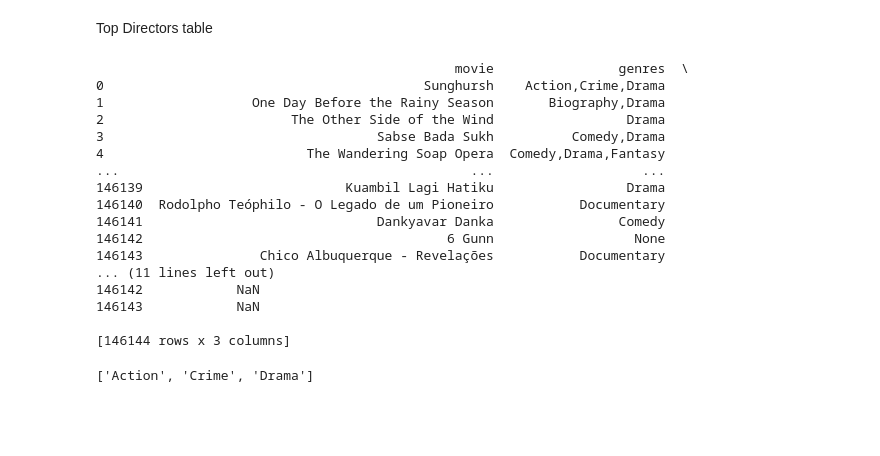
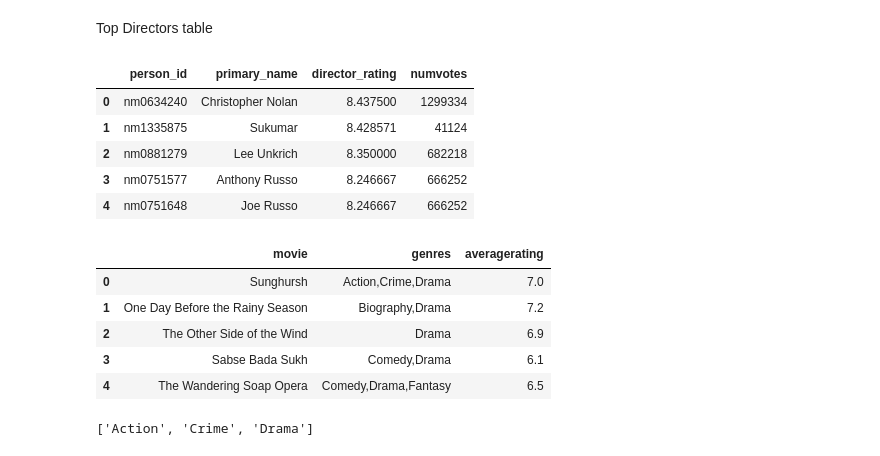
Before and after one commit to rbdaly16/Movie-Data-Analysis, a Jupyter notebook: Michael's Scratch Notebook.ipynb, the cells around one changed output. Cells and saved outputs as stored; diff of their text form; code cells hidden in the pictures; blank space fills up the shorter version.

```diff
--- a/Michael's Scratch Notebook.ipynb
+++ b/Michael's Scratch Notebook.ipynb
@@ -131,18 +176,29 @@ Top Directors table
 # %%
 q = """
 SELECT persons.person_id, persons.primary_name, AVG(movie_ratings.averagerating) AS director_rating, numvotes
 FROM persons
-LEFT JOIN directors ON persons.person_id = directors.person_id
-LEFT JOIN movie_basics ON directors.movie_id = movie_basics.movie_id
-LEFT JOIN movie_ratings ON movie_basics.movie_id = movie_ratings.movie_id
+LEFT JOIN directors
+    USING(person_id)
+LEFT JOIN movie_basics
+    USING(movie_id)
+LEFT JOIN movie_ratings
+    USING(movie_id)
 WHERE numvotes > 9999 and averagerating != 'NaN'
 GROUP BY persons.person_id, persons.primary_name
 HAVING director_rating > 7 and COUNT(directors.movie_id) > 5
 ORDER BY director_rating DESC
 """
 
 directors_df = pd.read_sql(q, im_db_conn)
 directors_df.to_csv('data/directors.csv', index=False)
+directors_df.head()
+# %% [output]
+|  | person_id | primary_name | director_rating | numvotes |
+| 0 | nm0634240 | Christopher Nolan | 8.437500 | 1299334 |
+| 1 | nm1335875 | Sukumar | 8.428571 | 41124 |
+| 2 | nm0881279 | Lee Unkrich | 8.350000 | 682218 |
+| 3 | nm0751577 | Anthony Russo | 8.246667 | 666252 |
+| 4 | nm0751648 | Joe Russo | 8.246667 | 666252 |
 # %%
 q = """
 
@@ -154,25 +210,14 @@ LEFT JOIN movie_ratings
 """
 
 genres_df = pd.read_sql(q, im_db_conn)
-print(genres_df)
+genres_df.head()
 # %% [output]
-                                              movie                genres  \
-0                                         Sunghursh    Action,Crime,Drama
-1                   One Day Before the Rainy Season       Biography,Drama
-2                        The Other Side of the Wind                 Drama
-3                                   Sabse Bada Sukh          Comedy,Drama
-4                          The Wandering Soap Opera  Comedy,Drama,Fantasy
-...                                             ...                   ...
-146139                          Kuambil Lagi Hatiku                 Drama
-146140  Rodolpho Teóphilo - O Legado de um Pioneiro           Documentary
-146141                              Dankyavar Danka                Comedy
-146142                                       6 Gunn                  None
-146143               Chico Albuquerque - Revelações           Documentary
-... (11 lines left out)
-146142            NaN
-146143            NaN
-
-[146144 rows x 3 columns]
+|  | movie | genres | averagerating |
+| 0 | Sunghursh | Action,Crime,Drama | 7.0 |
+| 1 | One Day Before the Rainy Season | Biography,Drama | 7.2 |
+| 2 | The Other Side of the Wind | Drama | 6.9 |
+| 3 | Sabse Bada Sukh | Comedy,Drama | 6.1 |
+| 4 | The Wandering Soap Opera | Comedy,Drama,Fantasy | 6.5 |
 # %%
 list(genres_df['genres'][0].split(','))
 # %% [output]
```
Also changed, not shown: parts of 5 cells of this notebook.
